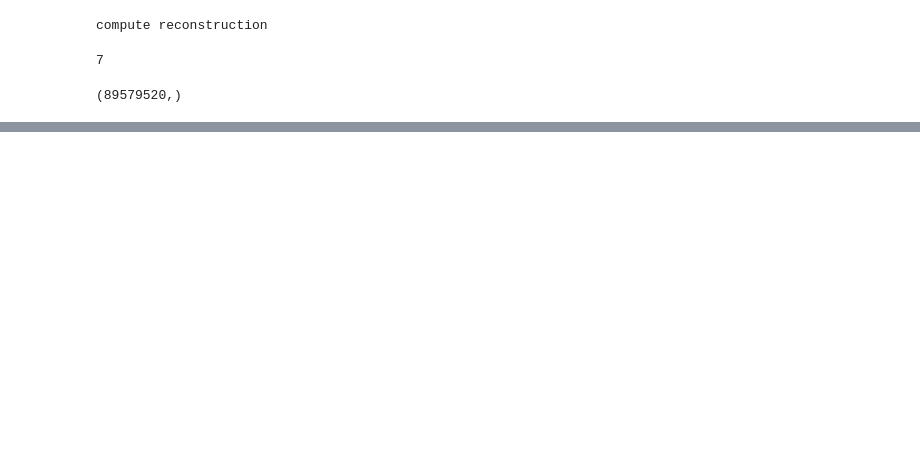
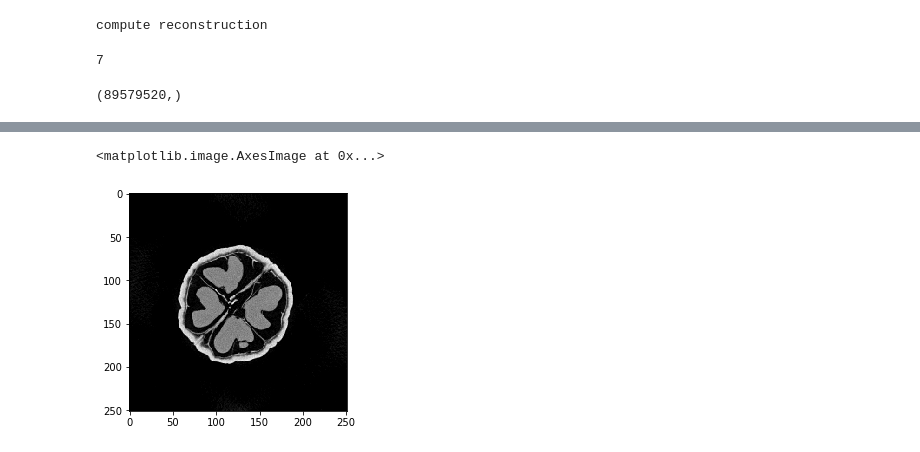
Before and after one commit to PranjalSahu/WalnutReconstructionCodes, a Jupyter notebook: test1.ipynb, the cells around one changed output, grey strips where cells are left out. Cells and saved outputs as stored; diff of their text form; code cells hidden in the pictures; blank space fills up the shorter version.

```diff
--- a/test1.ipynb
+++ b/test1.ipynb
@@ -429,0 +460,5 @@ plt.imshow(vol_rec[160], cmap='gray')
+# %%
+plt.imshow(vol_rec[70], cmap='gray')
+# %% [output]
+<matplotlib.image.AxesImage at 0x...>
+[figure, added]
```
Also changed, not shown: parts of 12 cells of this notebook, 1 other file.
